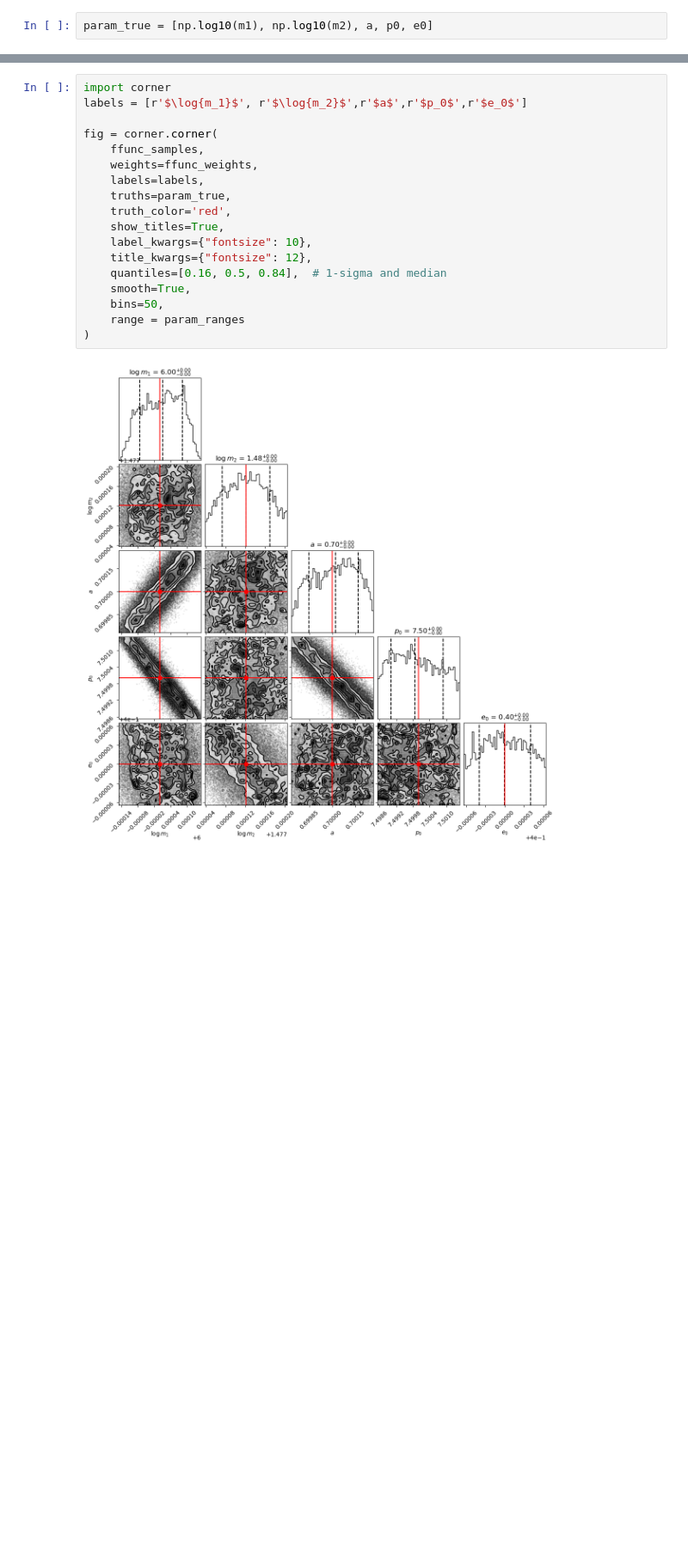
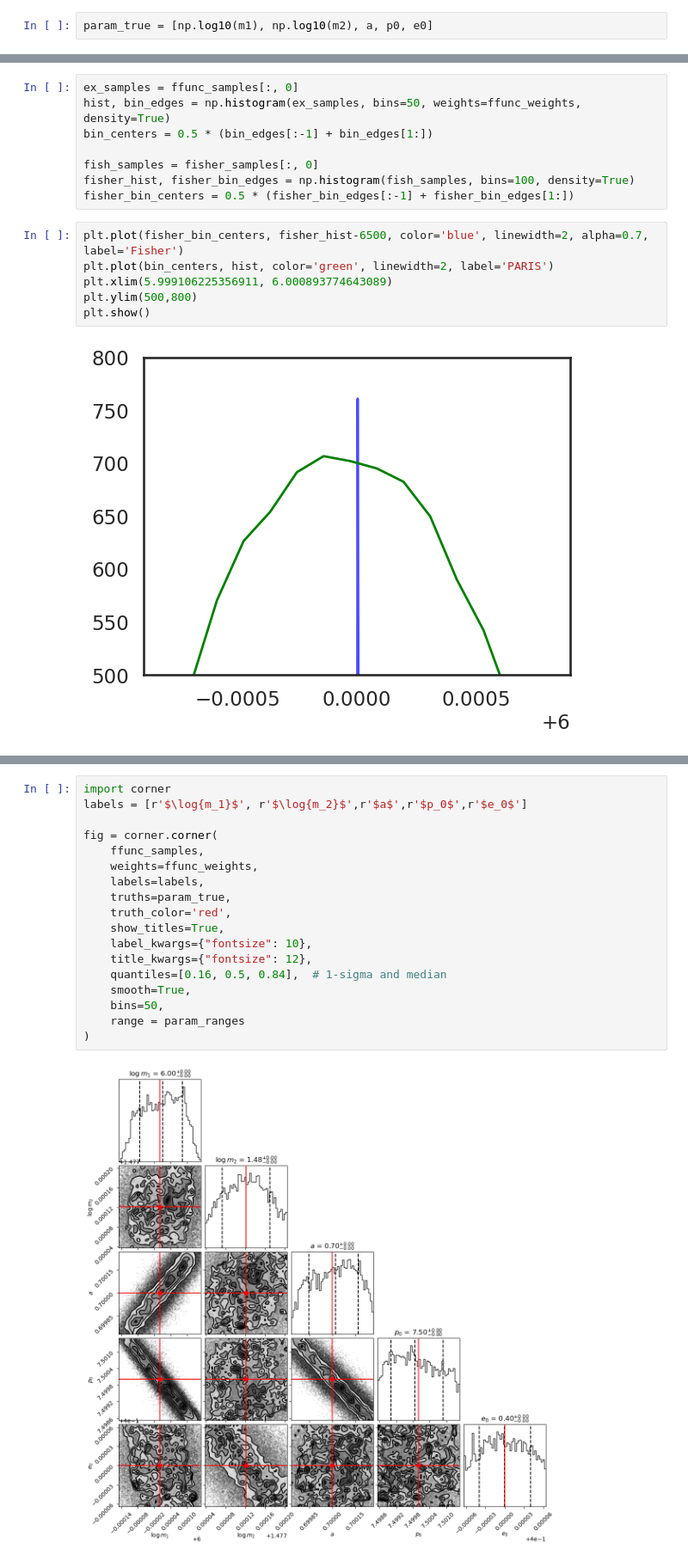
Before and after one commit to verasha/FEWNEW, a Jupyter notebook: work/sampling_test/paris_intrinsic_ffunc.ipynb, the cells around one changed output, grey strips where cells are left out. Shown at 86% size. Saved outputs shown, nothing was run; the diff lists cells and outputs as text; blank space fills up the shorter version.

```diff
--- a/work/sampling_test/paris_intrinsic_ffunc.ipynb
+++ b/work/sampling_test/paris_intrinsic_ffunc.ipynb
@@ -238,0 +367,16 @@ param_true = [np.log10(m1), np.log10(m2), a, p0, e0]
+# %%
+ex_samples = ffunc_samples[:, 0]
+hist, bin_edges = np.histogram(ex_samples, bins=50, weights=ffunc_weights, density=True)
+bin_centers = 0.5 * (bin_edges[:-1] + bin_edges[1:])
+
+fish_samples = fisher_samples[:, 0]
+fisher_hist, fisher_bin_edges = np.histogram(fish_samples, bins=100, density=True)
+fisher_bin_centers = 0.5 * (fisher_bin_edges[:-1] + fisher_bin_edges[1:])
+# %%
+plt.plot(fisher_bin_centers, fisher_hist-6500, color='blue', linewidth=2, alpha=0.7, label='Fisher')
+plt.plot(bin_centers, hist, color='green', linewidth=2, label='PARIS')
+plt.xlim(5.999106225356911, 6.000893774643089)
+plt.ylim(500,800)
+plt.show()
+# %% [output]
+[figure, added]
```
Also changed, not shown: parts of 9 cells of this notebook, 1 other file.
